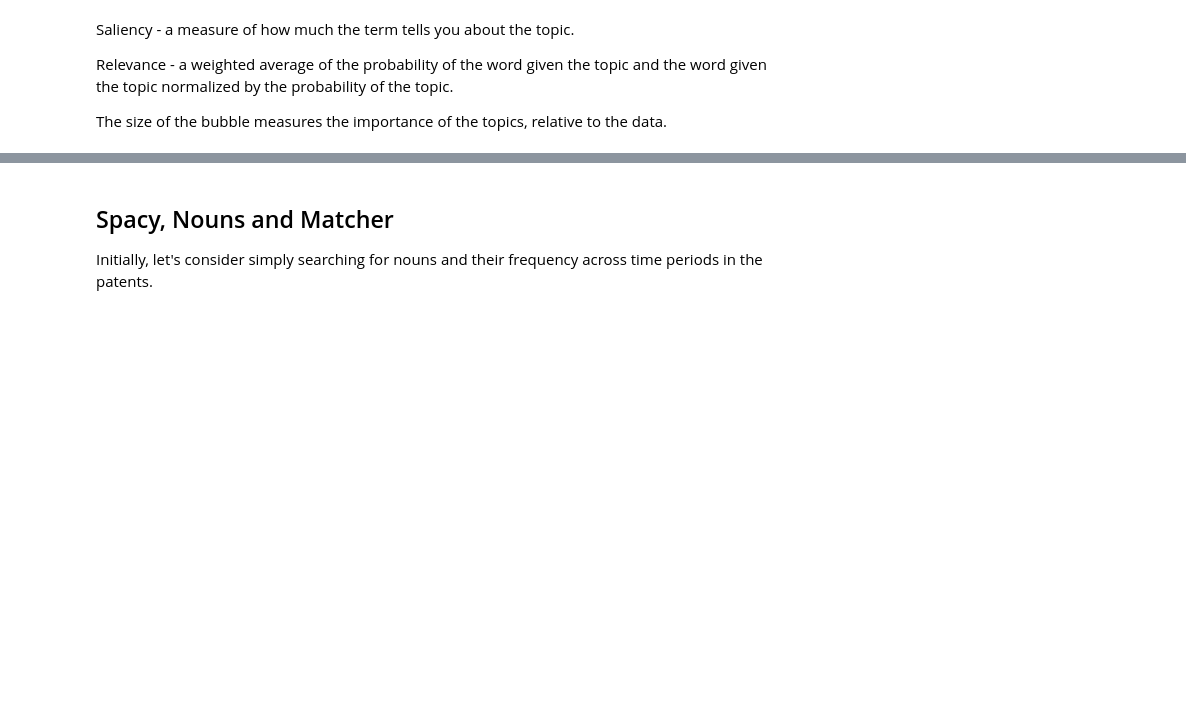
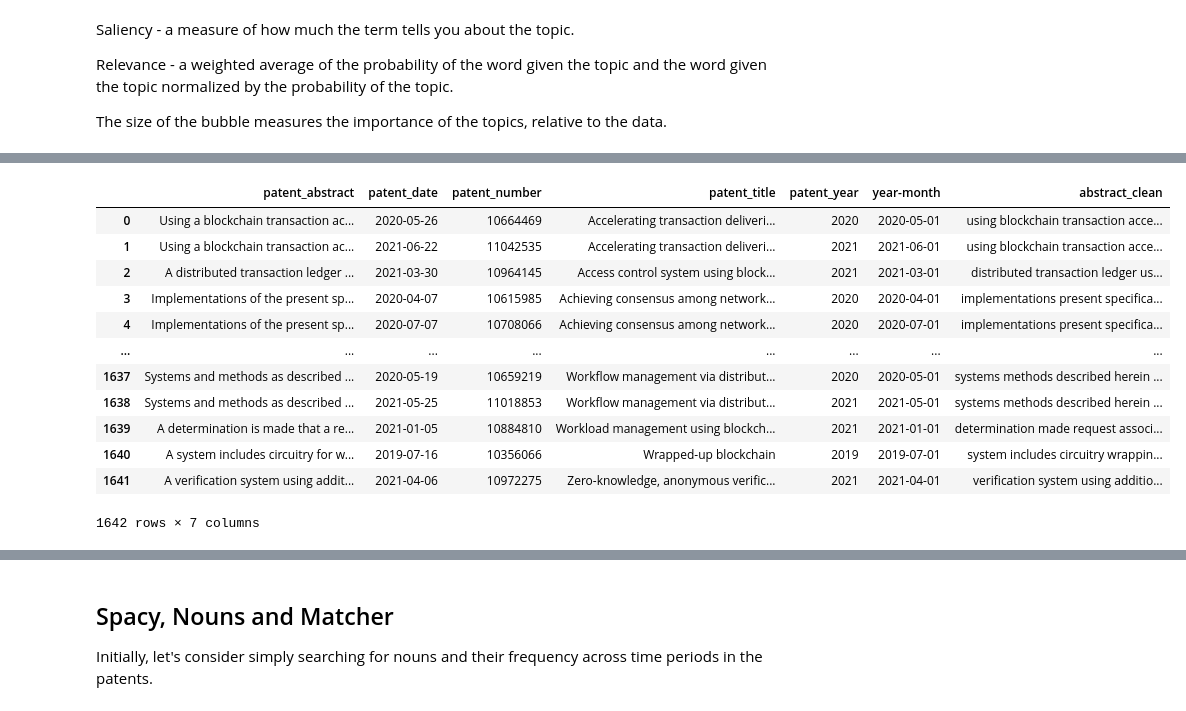
Before and after one commit to michaelmml/NLP-Information-Extraction, a Jupyter notebook: PatentKeywords.ipynb, the cells around one changed output, grey strips where cells are left out. Drawn from its saved outputs; the diff is of its cells as text; code cells hidden in the pictures; blank space fills up the shorter version.

```diff
--- a/PatentKeywords.ipynb
+++ b/PatentKeywords.ipynb
@@ -360,0 +382,18 @@ The size of the bubble measures the importance of the topics, relative to the da
+# %%
+data['abstract_clean'] = data['patent_abstract'].apply(lambda x : text_cleaner(x))
+# %%
+data
+# %% [output]
+|  | patent_abstract | patent_date | patent_number | patent_title | patent_year | year-month | abstract_clean |
+| 0 | Using a blockchain transaction ac... | 2020-05-26 | 10664469 | Accelerating transaction deliveri... | 2020 | 2020-05-01 | using blockchain transaction acce... |
+| 1 | Using a blockchain transaction ac... | 2021-06-22 | 11042535 | Accelerating transaction deliveri... | 2021 | 2021-06-01 | using blockchain transaction acce... |
+| 2 | A distributed transaction ledger ... | 2021-03-30 | 10964145 | Access control system using block... | 2021 | 2021-03-01 | distributed transaction ledger us... |
+| 3 | Implementations of the present sp... | 2020-04-07 | 10615985 | Achieving consensus among network... | 2020 | 2020-04-01 | implementations present specifica... |
+| 4 | Implementations of the present sp... | 2020-07-07 | 10708066 | Achieving consensus among network... | 2020 | 2020-07-01 | implementations present specifica... |
+| ... | ... | ... | ... | ... | ... | ... | ... |
+| 1637 | Systems and methods as described ... | 2020-05-19 | 10659219 | Workflow management via distribut... | 2020 | 2020-05-01 | systems methods described herein ... |
+| 1638 | Systems and methods as described ... | 2021-05-25 | 11018853 | Workflow management via distribut... | 2021 | 2021-05-01 | systems methods described herein ... |
+| 1639 | A determination is made that a re... | 2021-01-05 | 10884810 | Workload management using blockch... | 2021 | 2021-01-01 | determination made request associ... |
+| 1640 | A system includes circuitry for w... | 2019-07-16 | 10356066 | Wrapped-up blockchain | 2019 | 2019-07-01 | system includes circuitry wrappin... |
+| 1641 | A verification system using addit... | 2021-04-06 | 10972275 | Zero-knowledge, anonymous verific... | 2021 | 2021-04-01 | verification system using additio... |
+1642 rows × 7 columns
```
Also changed, not shown: parts of 15 cells of this notebook.
